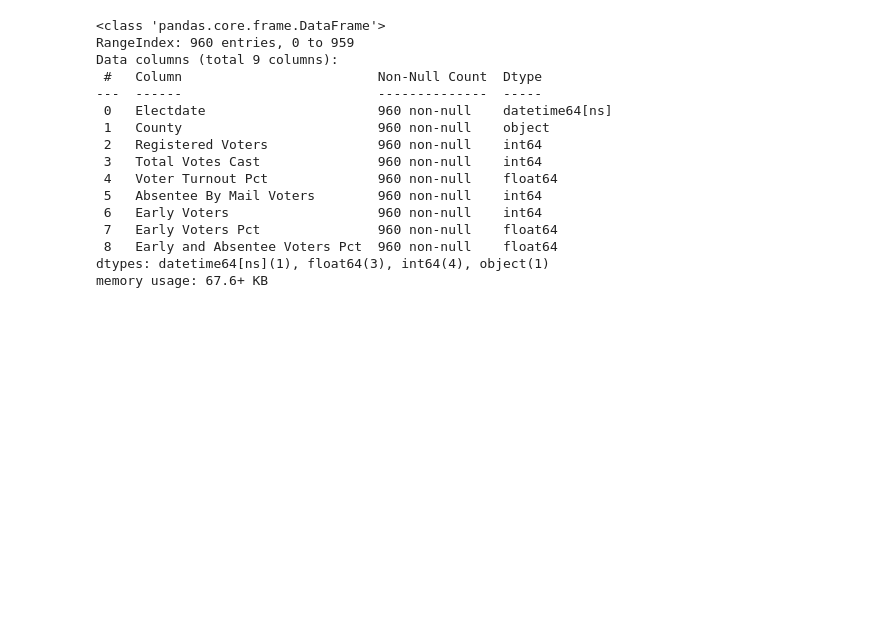
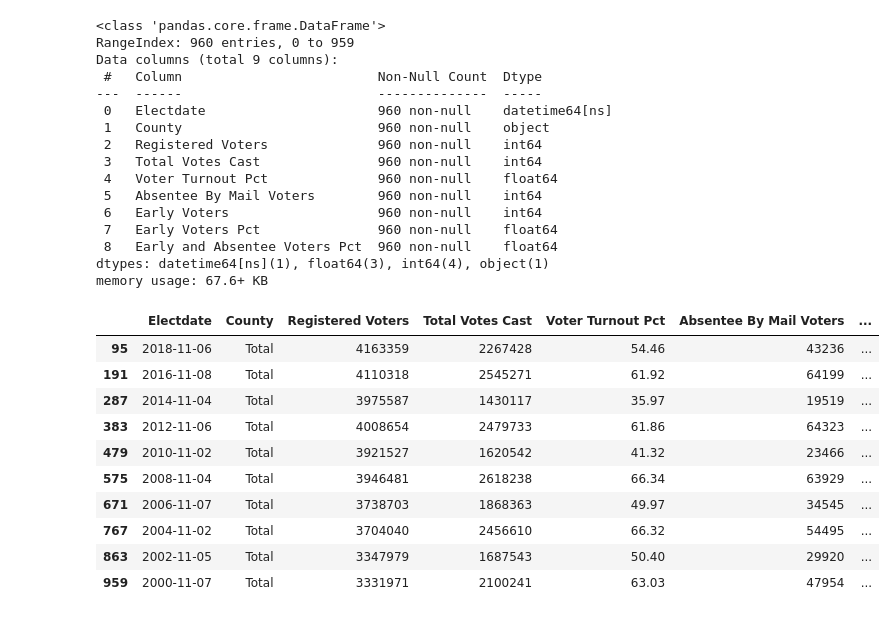
Before and after one commit to DavidMellow/tn-elections, a Jupyter notebook: notebooks/TN Voter Turnout.ipynb, the cells around one changed output. Drawn from its saved outputs; the diff is of its cells as text; code cells hidden in the pictures; blank space fills up the shorter version.

```diff
--- a/notebooks/TN Voter Turnout.ipynb
+++ b/notebooks/TN Voter Turnout.ipynb
@@ -484,3 +484,19 @@ Data columns (total 9 columns):
  8   Early and Absentee Voters Pct  960 non-null    float64
 dtypes: datetime64[ns](1), float64(3), int64(4), object(1)
 memory usage: 67.6+ KB
+# %%
+# new dataframe of total values only
+tn_2000_2018_to_totals=tn_2000_2018_to.loc[tn_2000_2018_to['County']=='Total']
+tn_2000_2018_to_totals
+# %% [output]
+|  | Electdate | County | Registered Voters | Total Votes Cast | Voter Turnout Pct | Absentee By Mail Voters | ... |
+| 95 | 2018-11-06 | Total | 4163359 | 2267428 | 54.46 | 43236 | ... |
+| 191 | 2016-11-08 | Total | 4110318 | 2545271 | 61.92 | 64199 | ... |
+| 287 | 2014-11-04 | Total | 3975587 | 1430117 | 35.97 | 19519 | ... |
+| 383 | 2012-11-06 | Total | 4008654 | 2479733 | 61.86 | 64323 | ... |
+| 479 | 2010-11-02 | Total | 3921527 | 1620542 | 41.32 | 23466 | ... |
+| 575 | 2008-11-04 | Total | 3946481 | 2618238 | 66.34 | 63929 | ... |
+| 671 | 2006-11-07 | Total | 3738703 | 1868363 | 49.97 | 34545 | ... |
+| 767 | 2004-11-02 | Total | 3704040 | 2456610 | 66.32 | 54495 | ... |
+| 863 | 2002-11-05 | Total | 3347979 | 1687543 | 50.40 | 29920 | ... |
+| 959 | 2000-11-07 | Total | 3331971 | 2100241 | 63.03 | 47954 | ... |
```
Also changed, not shown: parts of 11 cells of this notebook.
